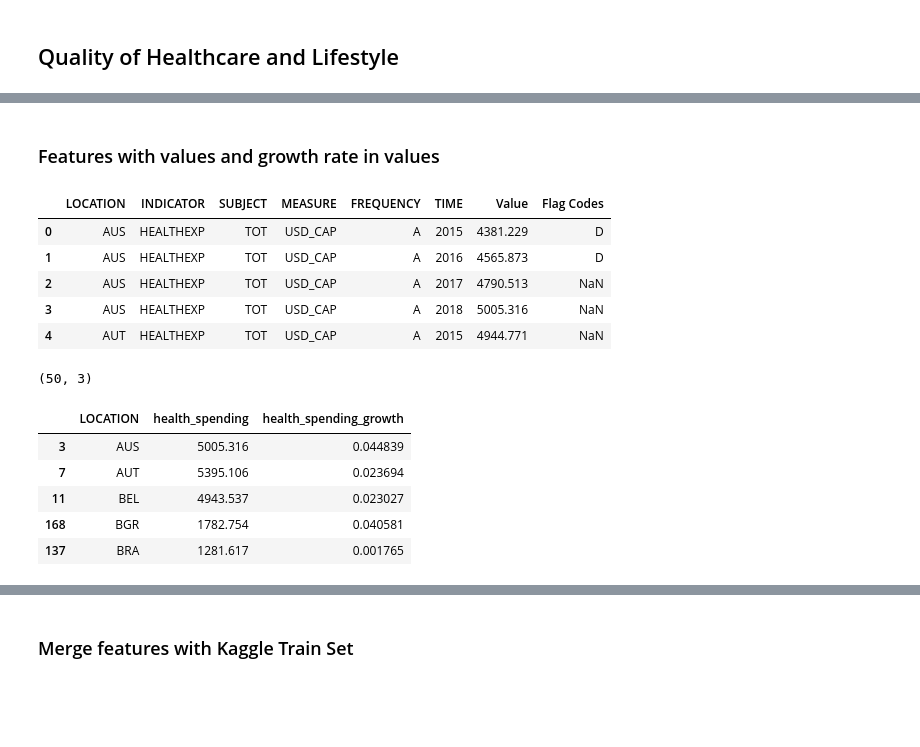
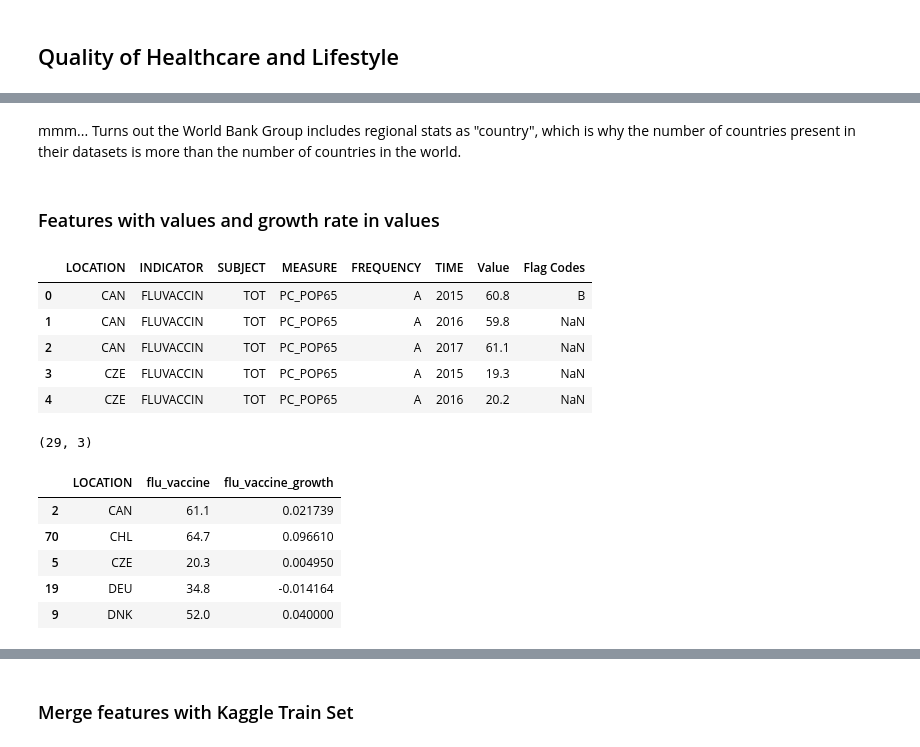
Before and after one commit to klostest/kaggle-covid, a Jupyter notebook: Claudia/01_EDA_covid_healthcare_features.ipynb, the cells around one changed output, grey strips where cells are left out. Cells and saved outputs as stored; diff of their text form; code cells hidden in the pictures; blank space fills up the shorter version.

```diff
--- a/Claudia/01_EDA_covid_healthcare_features.ipynb
+++ b/Claudia/01_EDA_covid_healthcare_features.ipynb
@@ -129,31 +139,33 @@ for index, df in enumerate(df_list):
+# %% [markdown]
+mmm... Turns out the World Bank Group includes regional stats as "country", which is why the number of countries present in their datasets is more than the number of countries in the world.
 # %% [markdown]
 ### Features with values and growth rate in values
 # %%
-health_spending.head()
+flu_vaccine.head()
 # %% [output]
 |  | LOCATION | INDICATOR | SUBJECT | MEASURE | FREQUENCY | TIME | Value | Flag Codes |
-| 0 | AUS | HEALTHEXP | TOT | USD_CAP | A | 2015 | 4381.229 | D |
-| 1 | AUS | HEALTHEXP | TOT | USD_CAP | A | 2016 | 4565.873 | D |
-| 2 | AUS | HEALTHEXP | TOT | USD_CAP | A | 2017 | 4790.513 | NaN |
-| 3 | AUS | HEALTHEXP | TOT | USD_CAP | A | 2018 | 5005.316 | NaN |
-| 4 | AUT | HEALTHEXP | TOT | USD_CAP | A | 2015 | 4944.771 | NaN |
+| 0 | CAN | FLUVACCIN | TOT | PC_POP65 | A | 2015 | 60.8 | B |
+| 1 | CAN | FLUVACCIN | TOT | PC_POP65 | A | 2016 | 59.8 | NaN |
+| 2 | CAN | FLUVACCIN | TOT | PC_POP65 | A | 2017 | 61.1 | NaN |
+| 3 | CZE | FLUVACCIN | TOT | PC_POP65 | A | 2015 | 19.3 | NaN |
+| 4 | CZE | FLUVACCIN | TOT | PC_POP65 | A | 2016 | 20.2 | NaN |
 # %%
 # Add a new column that calculates growth rate in alcohol consumption per country
-health_spending['growth'] = health_spending.sort_values(by=['LOCATION', 'TIME'], ascending=[True,True]).groupby('LOCATION')['Value'].pct_change()
+flu_vaccine['growth'] = flu_vaccine.sort_values(by=['LOCATION', 'TIME'], ascending=[True,True]).groupby('LOCATION')['Value'].pct_change()
 
 # Filter to include only relevant columns in the latest year with data available for each country
-df_hspend = health_spending.loc[health_spending.groupby('LOCATION').TIME.idxmax()]
-df_hspend = df_hspend[['LOCATION', 'Value', 'growth']]
-df_hspend = df_hspend.rename(columns={'Value': 'health_spending', 'growth': 'health_spending_growth'})
+df_flu_vaccine = flu_vaccine.loc[flu_vaccine.groupby('LOCATION').TIME.idxmax()]
+df_flu_vaccine = df_flu_vaccine[['LOCATION', 'Value', 'growth']]
+df_flu_vaccine = df_flu_vaccine.rename(columns={'Value': 'flu_vaccine', 'growth': 'flu_vaccine_growth'})
 
-print(df_hspend.shape)
-df_hspend.head()
+print(df_flu_vaccine.shape)
+df_flu_vaccine.head()
 # %% [output]
-(50, 3)
+(29, 3)
-|  | LOCATION | health_spending | health_spending_growth |
-| 3 | AUS | 5005.316 | 0.044839 |
-| 7 | AUT | 5395.106 | 0.023694 |
-| 11 | BEL | 4943.537 | 0.023027 |
-| 168 | BGR | 1782.754 | 0.040581 |
-| 137 | BRA | 1281.617 | 0.001765 |
+|  | LOCATION | flu_vaccine | flu_vaccine_growth |
+| 2 | CAN | 61.1 | 0.021739 |
+| 70 | CHL | 64.7 | 0.096610 |
+| 5 | CZE | 20.3 | 0.004950 |
+| 19 | DEU | 34.8 | -0.014164 |
+| 9 | DNK | 52.0 | 0.040000 |
 # %%
```
Also changed, not shown: parts of 26 cells of this notebook.
